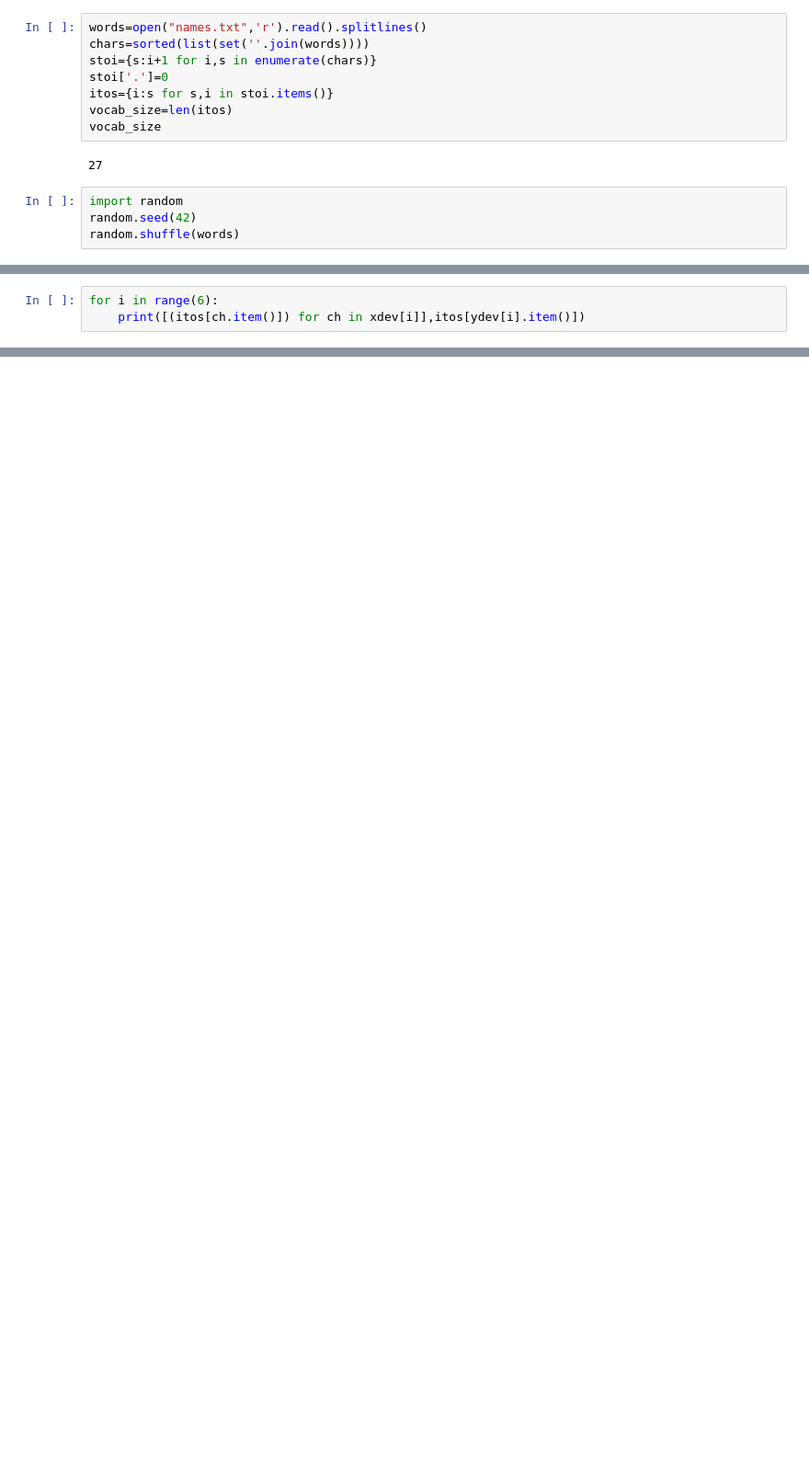
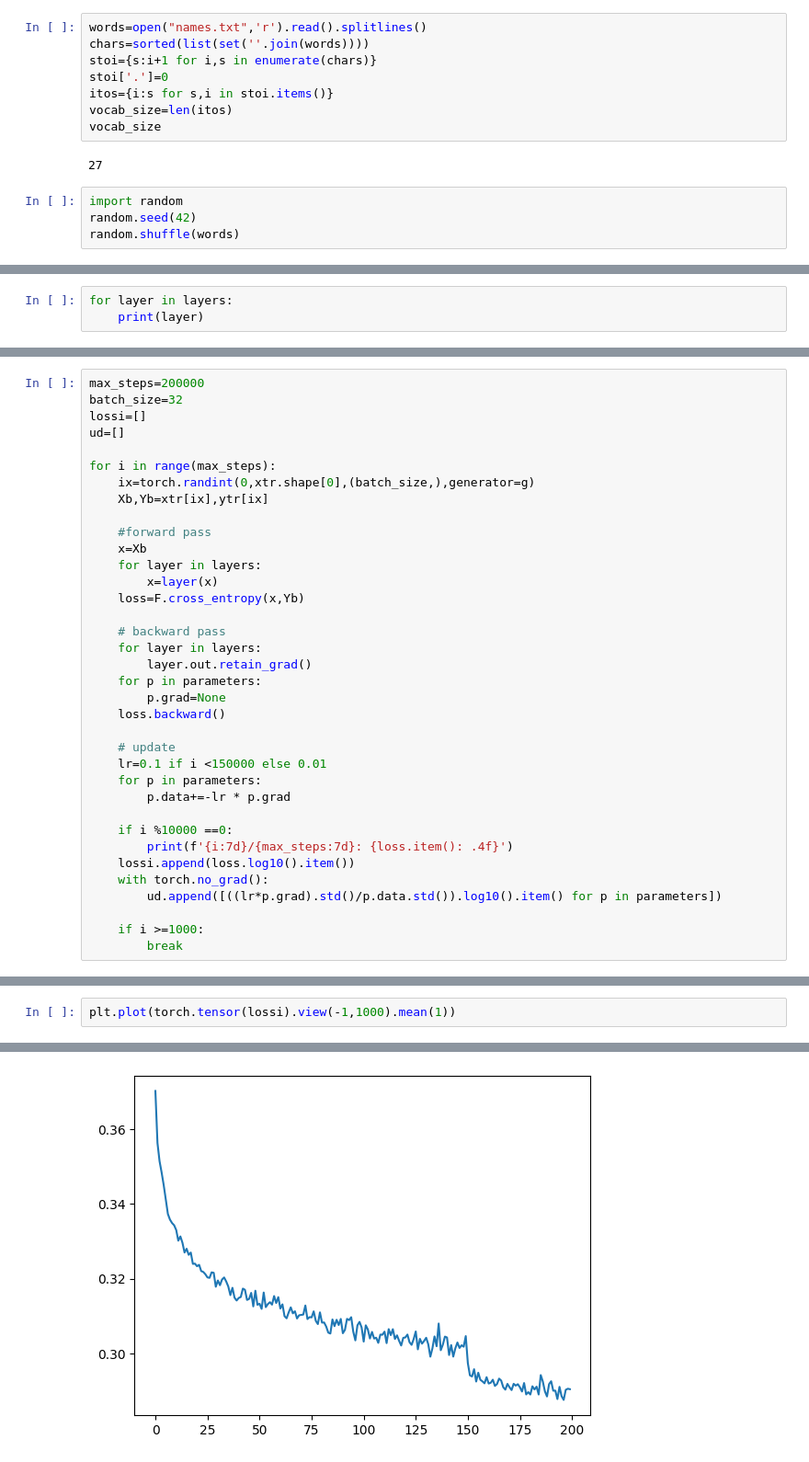
Before and after one commit to AryannSharmaa/makemore, a Jupyter notebook: makemore_cnn.ipynb, the cells around one changed output, grey strips where cells are left out. Shown: that part at 92% size. Saved outputs shown, nothing was run; the diff lists cells and outputs as text; blank space fills up the shorter version.

```diff
--- a/makemore_cnn.ipynb
+++ b/makemore_cnn.ipynb
@@ -47,3 +46,0 @@ torch.Size([22735, 3]) torch.Size([22735])
-# %%
-for i in range(6):
-    print([(itos[ch.item()]) for ch in xdev[i]],itos[ydev[i].item()])
@@ -116,0 +142,3 @@ layers=[
+# %%
+for layer in layers:
+    print(layer)
@@ -116,0 +165,36 @@ layers=[
+# %%
+max_steps=200000
+batch_size=32
+lossi=[]
+ud=[]
+
+for i in range(max_steps):
+    ix=torch.randint(0,xtr.shape[0],(batch_size,),generator=g)
+    Xb,Yb=xtr[ix],ytr[ix]
+
+    #forward pass
+    x=Xb
+    for layer in layers:
+        x=layer(x)
+    loss=F.cross_entropy(x,Yb)
+
+    # backward pass
+    for layer in layers:
+        layer.out.retain_grad()
+    for p in parameters:
+        p.grad=None
+    loss.backward()
+
+    # update
+    lr=0.1 if i <150000 else 0.01
+    for p in parameters:
+        p.data+=-lr * p.grad
+
+    if i %10000 ==0:
+        print(f'{i:7d}/{max_steps:7d}: {loss.item(): .4f}')
+    lossi.append(loss.log10().item())
+    with torch.no_grad():
+        ud.append([((lr*p.grad).std()/p.data.std()).log10().item() for p in parameters])
+
+    if i >=1000:
+        break
@@ -116,0 +203,3 @@ layers=[
+# %%
+plt.plot(torch.tensor(lossi).view(-1,1000).mean(1))
+# %% [output]
@@ -116,0 +207 @@ layers=[
+[figure, added]
```
Also changed, not shown: parts of 10 cells of this notebook, 1 other file.
